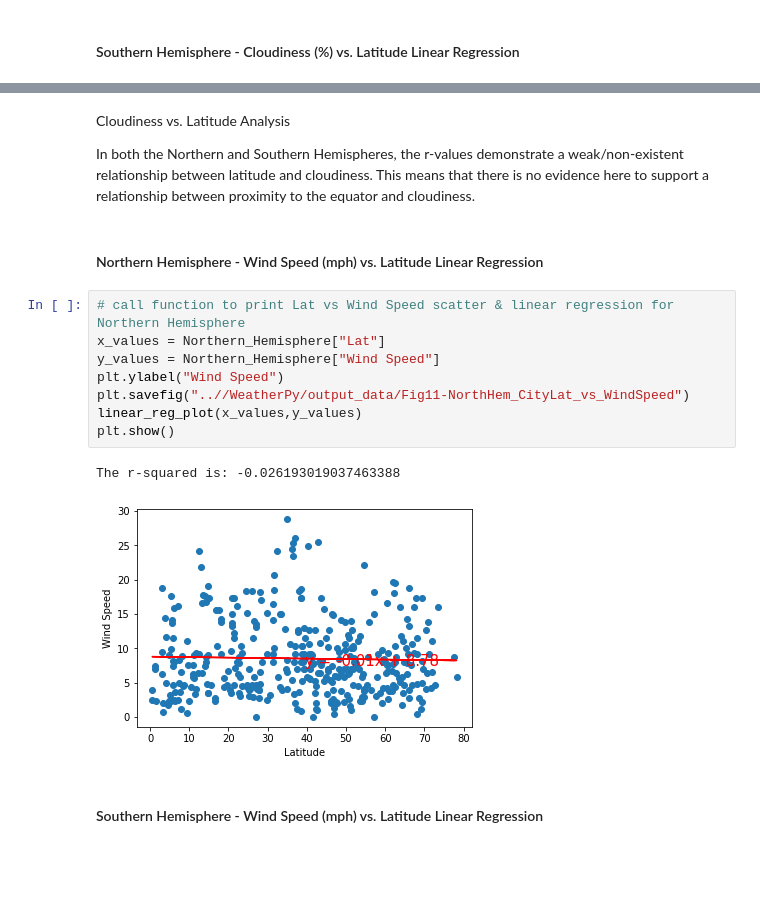
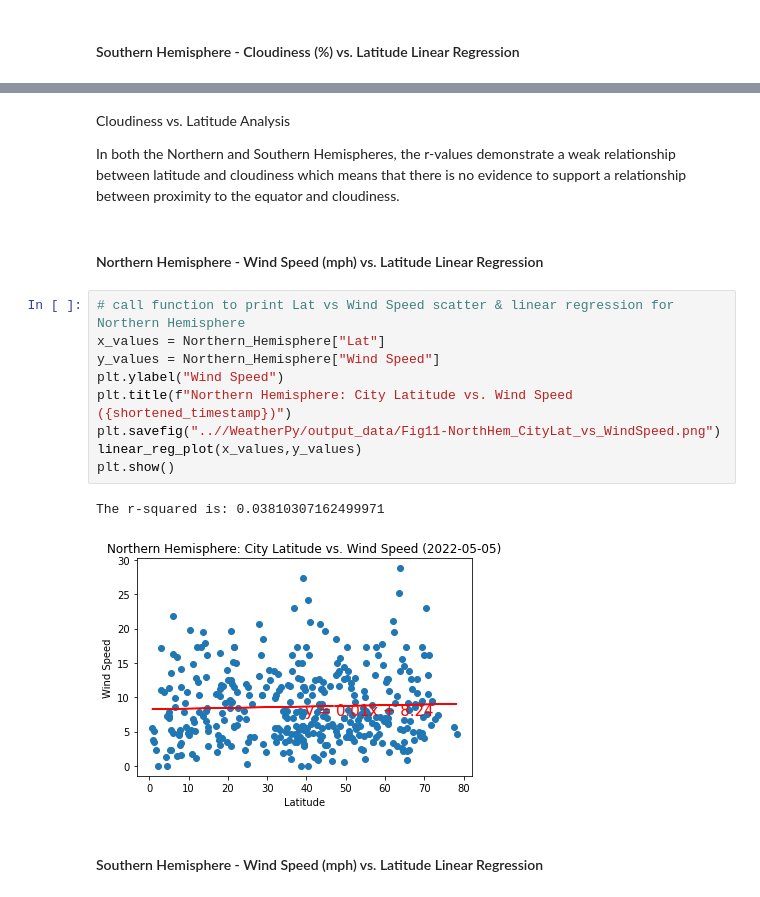
Before and after one commit to Costilrt/myrepository, a Jupyter notebook: python-api-challenge/WeatherPy/WeatherPy.ipynb, the cells around one changed output, grey strips where cells are left out. Saved outputs shown, nothing was run; the diff lists cells and outputs as text; blank space fills up the shorter version.

```diff
--- a/python-api-challenge/WeatherPy/WeatherPy.ipynb
+++ b/python-api-challenge/WeatherPy/WeatherPy.ipynb
@@ -365,20 +371,21 @@ The r-squared is: 0.22400937799856316
 # %% [markdown]
 Cloudiness vs. Latitude Analysis
 
-In both the Northern and Southern Hemispheres, the r-values demonstrate a weak/non-existent relationship between latitude and cloudiness. This means that there is no evidence here to support a relationship between proximity to the equator and cloudiness.
+In both the Northern and Southern Hemispheres, the r-values demonstrate a weak relationship between latitude and cloudiness which means that there is no evidence to support a relationship between proximity to the equator and cloudiness.
 # %% [markdown]
 ####  Northern Hemisphere - Wind Speed (mph) vs. Latitude Linear Regression
 # %%
 # call function to print Lat vs Wind Speed scatter & linear regression for Northern Hemisphere
 x_values = Northern_Hemisphere["Lat"]
 y_values = Northern_Hemisphere["Wind Speed"]
 plt.ylabel("Wind Speed")
-plt.savefig("..//WeatherPy/output_data/Fig11-NorthHem_CityLat_vs_WindSpeed")
+plt.title(f"Northern Hemisphere: City Latitude vs. Wind Speed ({shortened_timestamp})")
+plt.savefig("..//WeatherPy/output_data/Fig11-NorthHem_CityLat_vs_WindSpeed.png")
 linear_reg_plot(x_values,y_values)
 plt.show()
 # %% [output]
-The r-squared is: -0.026193019037463388
+The r-squared is: 0.03810307162499971
-[figure, old version]
+[figure, new version]
 # %% [markdown]
 ####  Southern Hemisphere - Wind Speed (mph) vs. Latitude Linear Regression
 # %%
```
Also changed, not shown: parts of 23 cells of this notebook, 16 other files.
